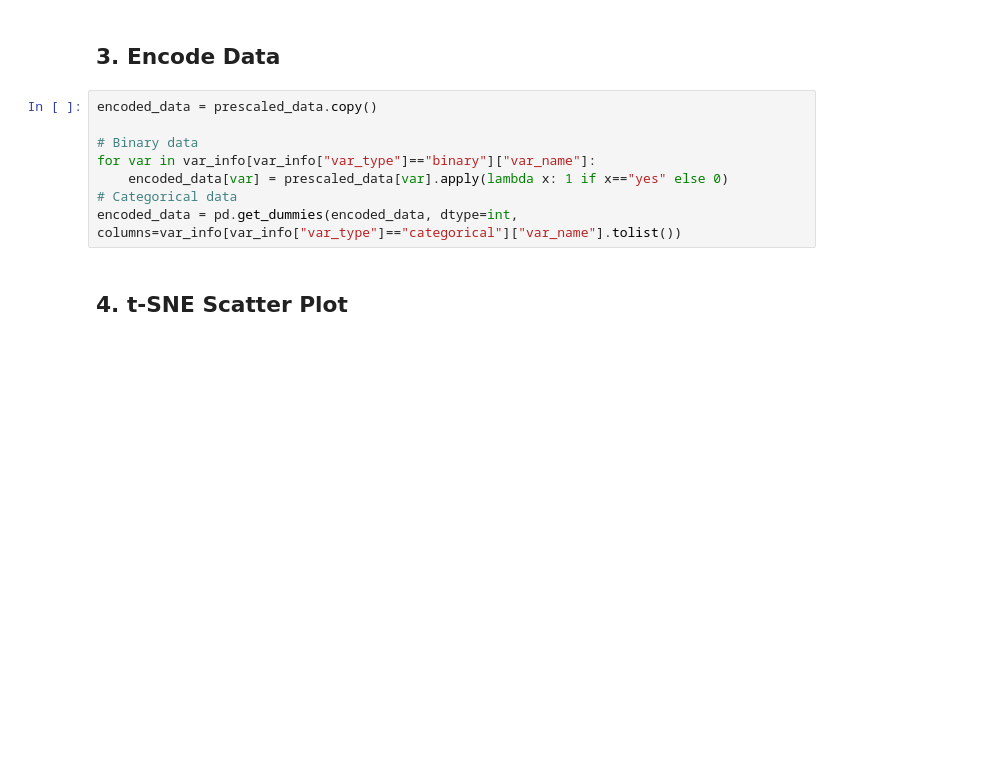
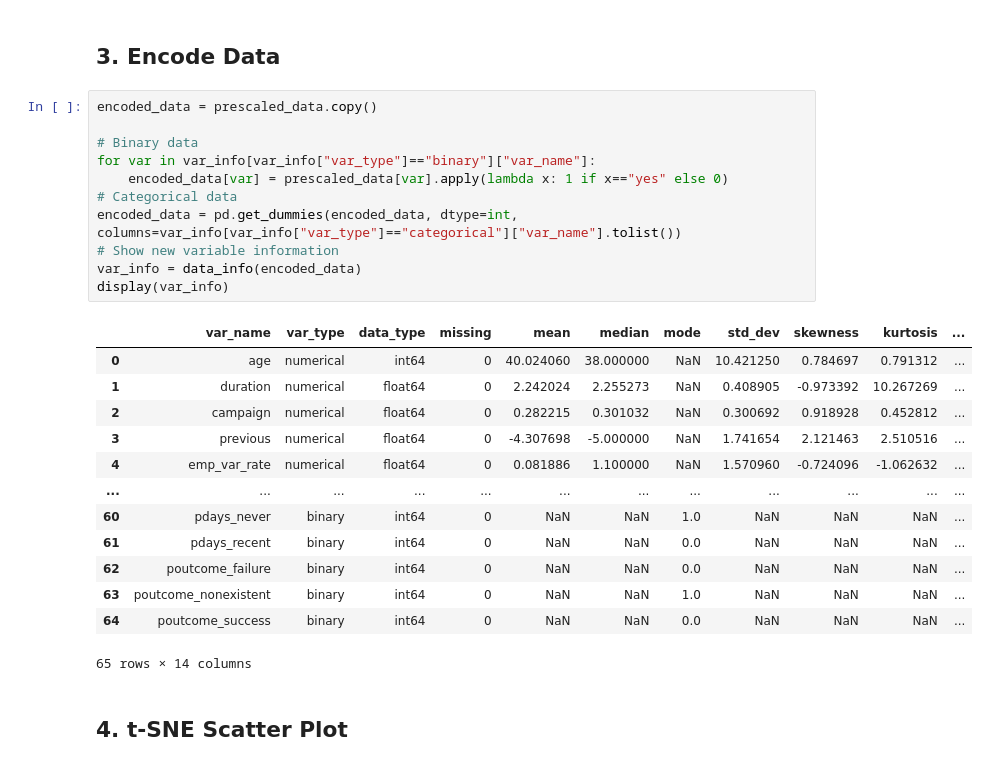
Before and after one commit to trinhkieuha/dp-shap-anomaly-detection, a Jupyter notebook: notebooks/02_Preprocessing.ipynb, the cells around one changed output. Drawn from its saved outputs; the diff is of its cells as text; blank space fills up the shorter version.

```diff
--- a/notebooks/02_Preprocessing.ipynb
+++ b/notebooks/02_Preprocessing.ipynb
@@ -122,11 +122,28 @@ display(var_info)
 # %%
 encoded_data = prescaled_data.copy()
 
 # Binary data
 for var in var_info[var_info["var_type"]=="binary"]["var_name"]:
     encoded_data[var] = prescaled_data[var].apply(lambda x: 1 if x=="yes" else 0)
 # Categorical data
 encoded_data = pd.get_dummies(encoded_data, dtype=int, columns=var_info[var_info["var_type"]=="categorical"]["var_name"].tolist())
+# Show new variable information
+var_info = data_info(encoded_data)
+display(var_info)
+# %% [output]
+|  | var_name | var_type | data_type | missing | mean | median | mode | std_dev | skewness | kurtosis | ... |
+| 0 | age | numerical | int64 | 0 | 40.024060 | 38.000000 | NaN | 10.421250 | 0.784697 | 0.791312 | ... |
+| 1 | duration | numerical | float64 | 0 | 2.242024 | 2.255273 | NaN | 0.408905 | -0.973392 | 10.267269 | ... |
+| 2 | campaign | numerical | float64 | 0 | 0.282215 | 0.301032 | NaN | 0.300692 | 0.918928 | 0.452812 | ... |
+| 3 | previous | numerical | float64 | 0 | -4.307698 | -5.000000 | NaN | 1.741654 | 2.121463 | 2.510516 | ... |
+| 4 | emp_var_rate | numerical | float64 | 0 | 0.081886 | 1.100000 | NaN | 1.570960 | -0.724096 | -1.062632 | ... |
+| ... | ... | ... | ... | ... | ... | ... | ... | ... | ... | ... | ... |
+| 60 | pdays_never | binary | int64 | 0 | NaN | NaN | 1.0 | NaN | NaN | NaN | ... |
+| 61 | pdays_recent | binary | int64 | 0 | NaN | NaN | 0.0 | NaN | NaN | NaN | ... |
+| 62 | poutcome_failure | binary | int64 | 0 | NaN | NaN | 0.0 | NaN | NaN | NaN | ... |
+| 63 | poutcome_nonexistent | binary | int64 | 0 | NaN | NaN | 1.0 | NaN | NaN | NaN | ... |
+| 64 | poutcome_success | binary | int64 | 0 | NaN | NaN | 0.0 | NaN | NaN | NaN | ... |
+65 rows × 14 columns
 # %% [markdown]
 ## 4. t-SNE Scatter Plot
 # %%
```
Also changed, not shown: parts of 2 cells of this notebook, 9 other files.
